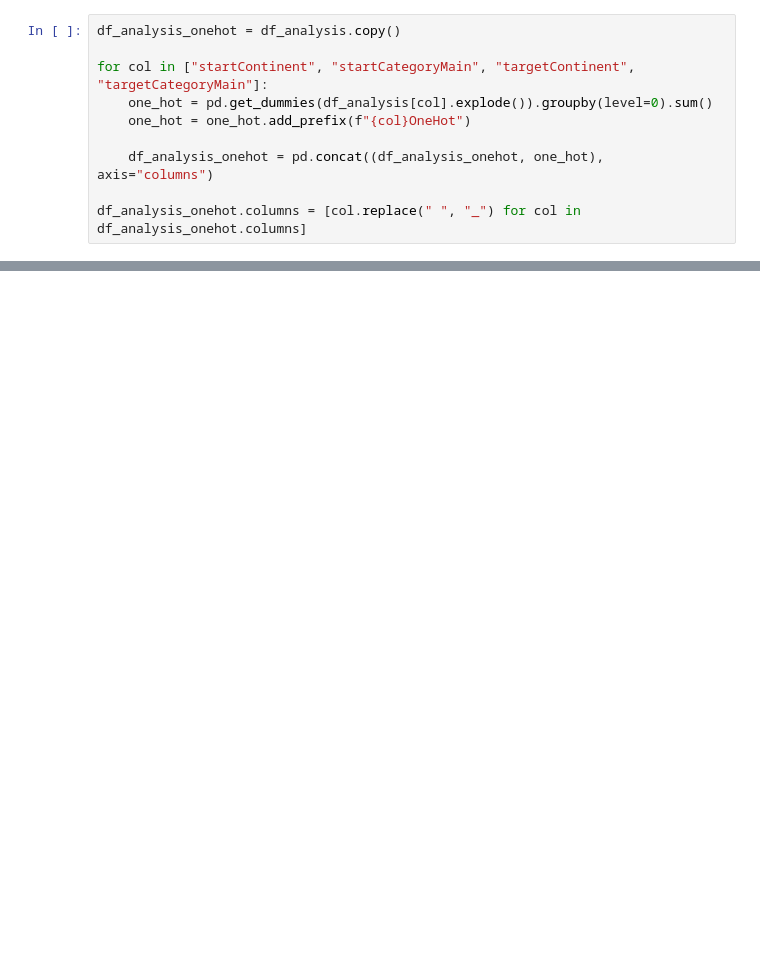
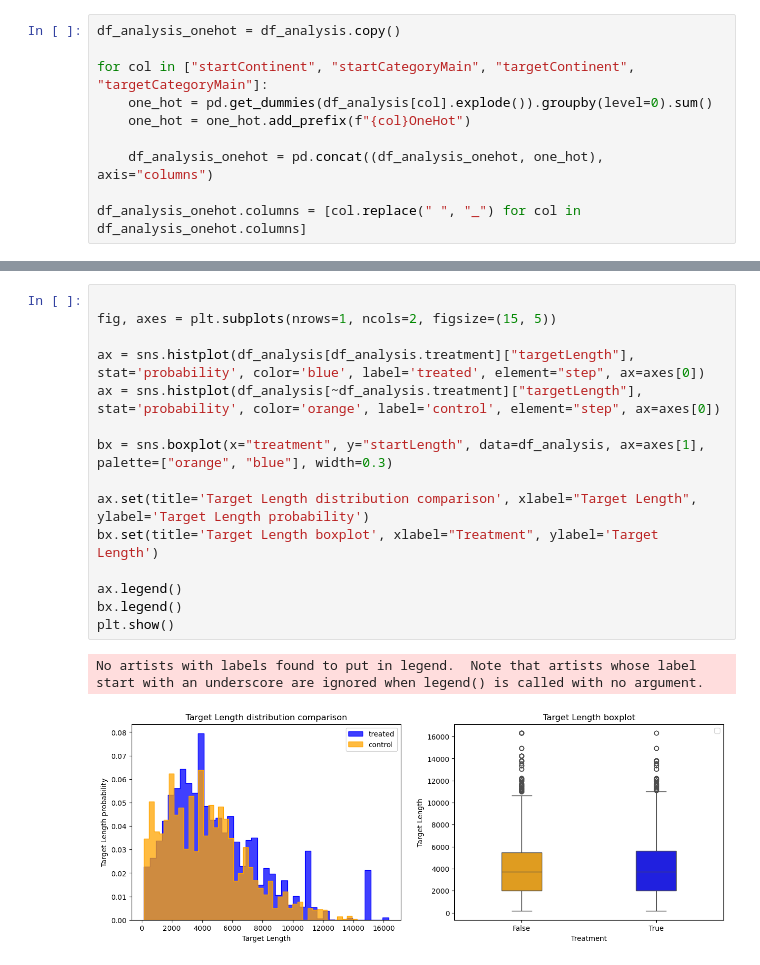
Before and after one commit to epfl-ada/ada-2023-project-tddt-thedatadreamteam, a Jupyter notebook: initial_analysis.ipynb, the cells around one changed output, grey strips where cells are left out. Drawn from its saved outputs; the diff is of its cells as text; blank space fills up the shorter version.

```diff
--- a/initial_analysis.ipynb
+++ b/initial_analysis.ipynb
@@ -785,0 +1122,18 @@ print(model.summary())
+# %%
+
+fig, axes = plt.subplots(nrows=1, ncols=2, figsize=(15, 5))
+
+ax = sns.histplot(df_analysis[df_analysis.treatment]["targetLength"], stat='probability', color='blue', label='treated', element="step", ax=axes[0])
+ax = sns.histplot(df_analysis[~df_analysis.treatment]["targetLength"], stat='probability', color='orange', label='control', element="step", ax=axes[0])
+
+bx = sns.boxplot(x="treatment", y="startLength", data=df_analysis, ax=axes[1], palette=["orange", "blue"], width=0.3)
+
+ax.set(title='Target Length distribution comparison', xlabel="Target Length", ylabel='Target Length probability')
+bx.set(title='Target Length boxplot', xlabel="Treatment", ylabel='Target Length')
+
+ax.legend()
+bx.legend()
+plt.show()
+# %% [output]
+No artists with labels found to put in legend.  Note that artists whose label start with an underscore are ignored when legend() is called with no argument.
+[figure, added]
```
Also changed, not shown: parts of 46 cells of this notebook.
